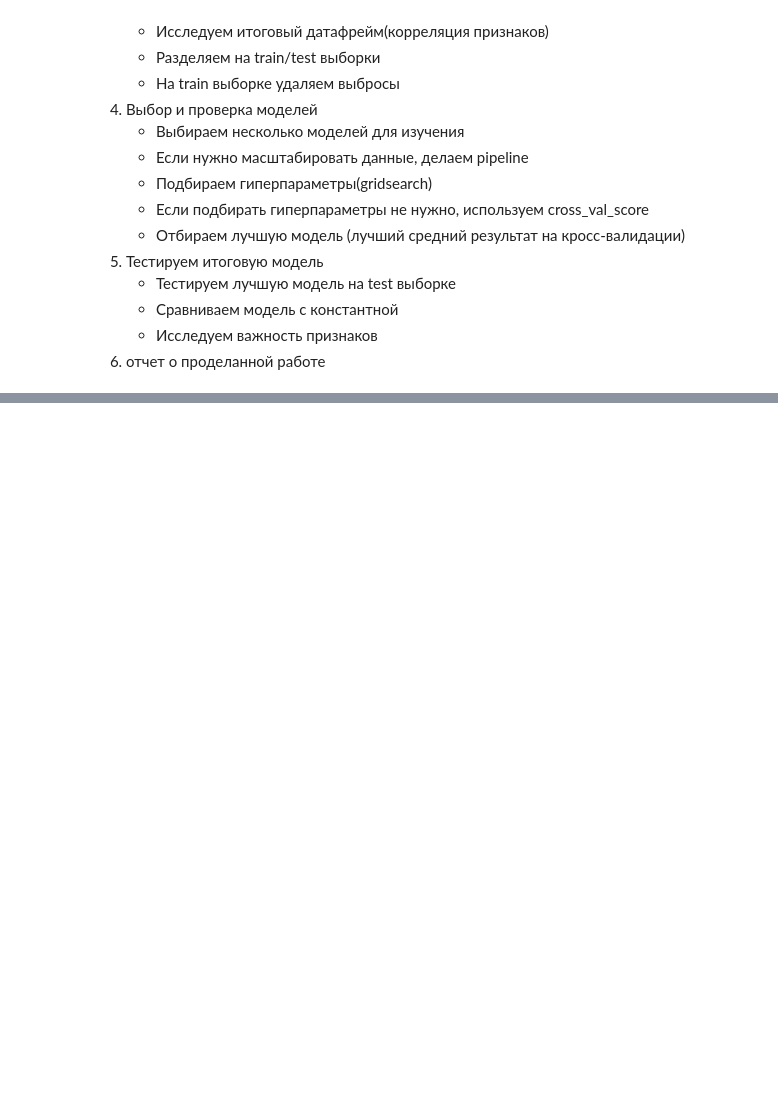
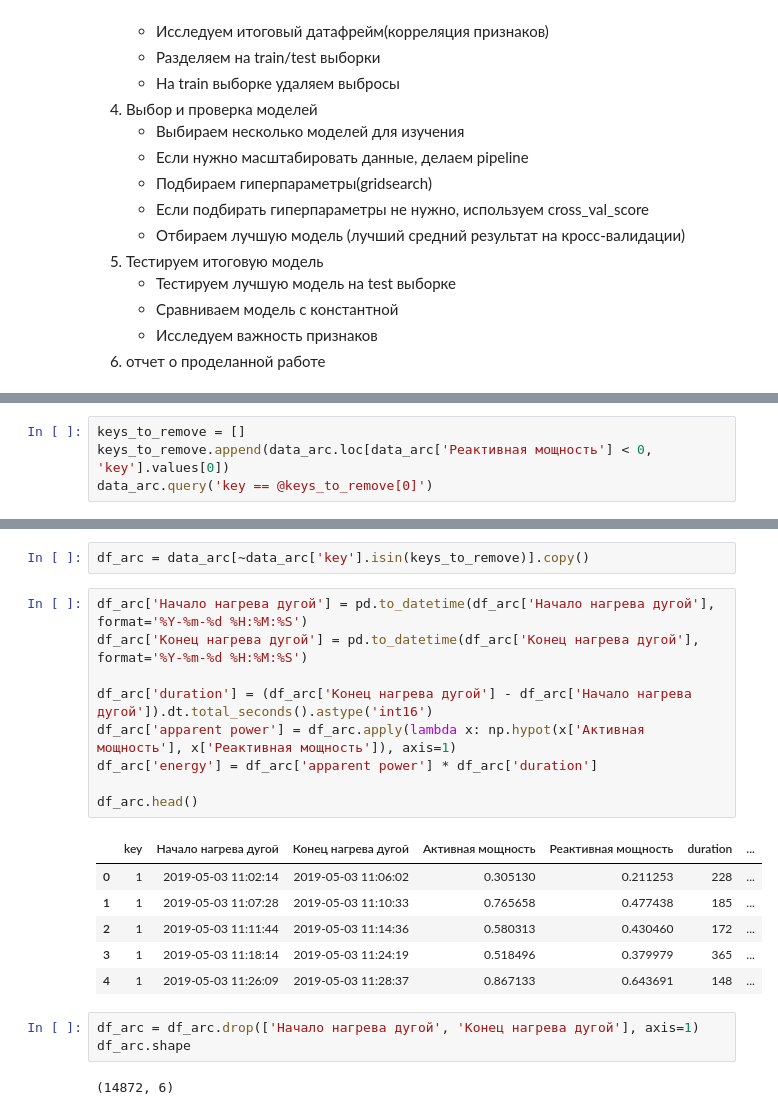
Before and after one commit to alex-blessed/YandexP-projects, a Jupyter notebook: Steel.ipynb, the cells around one changed output, grey strips where cells are left out. Saved outputs shown, nothing was run; the diff lists cells and outputs as text; blank space fills up the shorter version.

Commit message:
preprocessed "data_arc"

```diff
--- a/Steel.ipynb
+++ b/Steel.ipynb
@@ -483,0 +493,4 @@ data_wire_time.sample(5, random_state=RANDOM_STATE)
+# %%
+keys_to_remove = []
+keys_to_remove.append(data_arc.loc[data_arc['Реактивная мощность'] < 0, 'key'].values[0])
+data_arc.query('key == @keys_to_remove[0]')
@@ -483,0 +503,23 @@ data_wire_time.sample(5, random_state=RANDOM_STATE)
+# %%
+df_arc = data_arc[~data_arc['key'].isin(keys_to_remove)].copy()
+# %%
+df_arc['Начало нагрева дугой'] = pd.to_datetime(df_arc['Начало нагрева дугой'], format='%Y-%m-%d %H:%M:%S')
+df_arc['Конец нагрева дугой'] = pd.to_datetime(df_arc['Конец нагрева дугой'], format='%Y-%m-%d %H:%M:%S')
+
+df_arc['duration'] = (df_arc['Конец нагрева дугой'] - df_arc['Начало нагрева дугой']).dt.total_seconds().astype('int16')
+df_arc['apparent power'] = df_arc.apply(lambda x: np.hypot(x['Активная мощность'], x['Реактивная мощность']), axis=1)
+df_arc['energy'] = df_arc['apparent power'] * df_arc['duration']
+
+df_arc.head()
+# %% [output]
+|  | key | Начало нагрева дугой | Конец нагрева дугой | Активная мощность | Реактивная мощность | duration | ... |
+| 0 | 1 | 2019-05-03 11:02:14 | 2019-05-03 11:06:02 | 0.305130 | 0.211253 | 228 | ... |
+| 1 | 1 | 2019-05-03 11:07:28 | 2019-05-03 11:10:33 | 0.765658 | 0.477438 | 185 | ... |
+| 2 | 1 | 2019-05-03 11:11:44 | 2019-05-03 11:14:36 | 0.580313 | 0.430460 | 172 | ... |
+| 3 | 1 | 2019-05-03 11:18:14 | 2019-05-03 11:24:19 | 0.518496 | 0.379979 | 365 | ... |
+| 4 | 1 | 2019-05-03 11:26:09 | 2019-05-03 11:28:37 | 0.867133 | 0.643691 | 148 | ... |
+# %%
+df_arc = df_arc.drop(['Начало нагрева дугой', 'Конец нагрева дугой'], axis=1)
+df_arc.shape
+# %% [output]
+(14872, 6)
```
Also changed, not shown: parts of 7 cells of this notebook.
